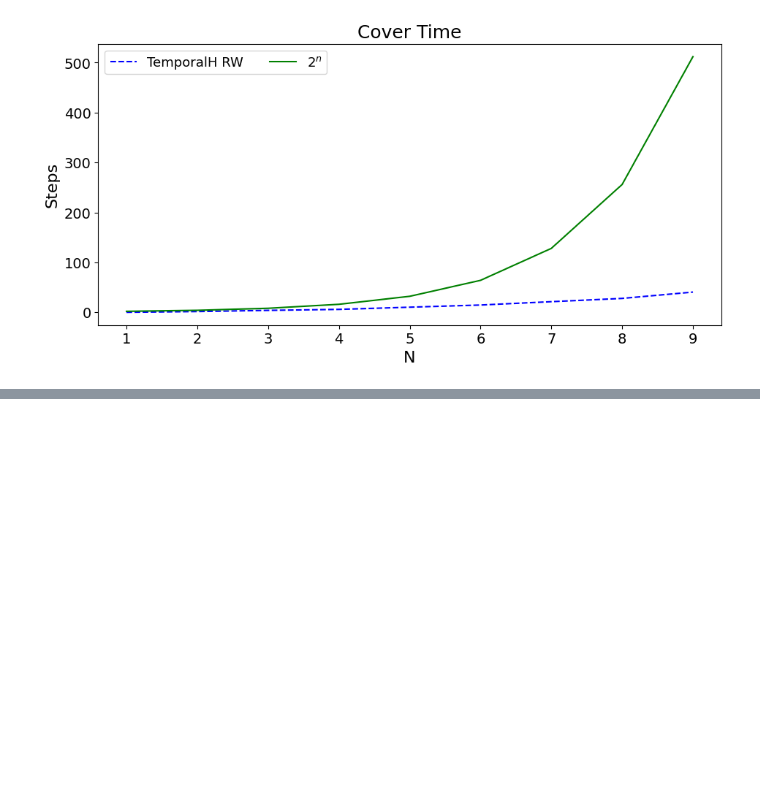
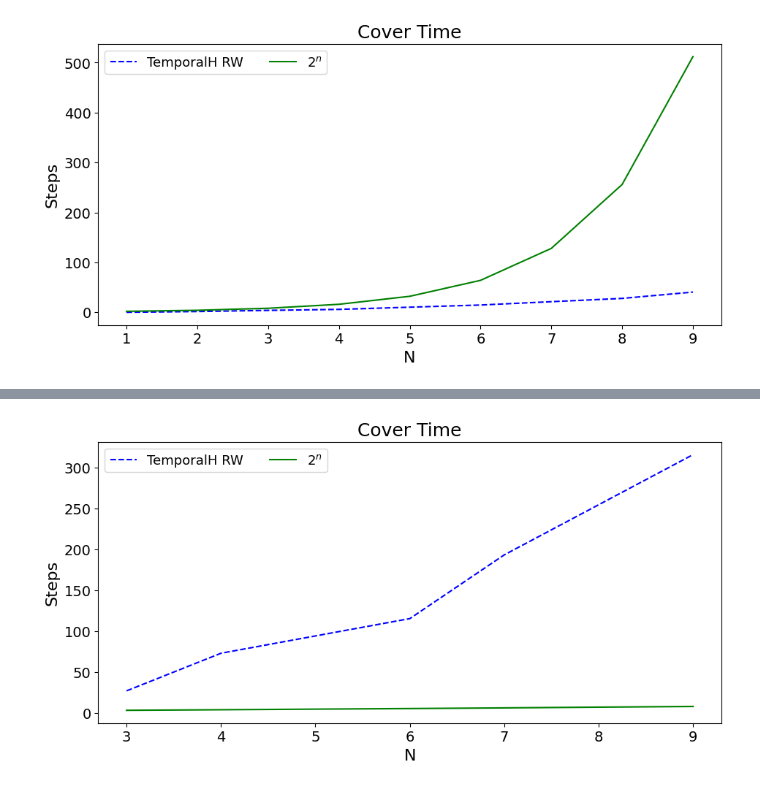
Before and after one commit to JaimePSantos/DynamicRandomWalks, a Jupyter notebook: CT-Dyn_TemporalHelix.ipynb, the cells around one changed output, grey strips where cells are left out. Cells and saved outputs as stored; diff of their text form; code cells hidden in the pictures; blank space fills up the shorter version.

```diff
--- a/CT-Dyn_TemporalHelix.ipynb
+++ b/CT-Dyn_TemporalHelix.ipynb
@@ -216,11 +216,14 @@ config2 = {
     'title': 'H_2_2'
 }
 
-# temporal_helix = nx.from_numpy_array(generate_temporal_helix(2,0))
+rep = 4
+temporal_helix = nx.from_numpy_array(generate_temporal_helix(rep,0))
+print(len(temporal_helix))
+print(f'{(3+rep*3)/2}')
 # draw_graph(temporal_helix, config=config)
 
-# temporal_helix2 = nx.from_numpy_array(generate_temporal_helix(2,1))
+temporal_helix2 = nx.from_numpy_array(generate_temporal_helix(2,1))
 # draw_graph(temporal_helix2, config=config1)
 
-# temporal_helix3 = nx.from_numpy_array(generate_temporal_helix(2,2))
+temporal_helix3 = nx.from_numpy_array(generate_temporal_helix(2,2))
 # draw_graph(temporal_helix3, config=config2)
@@ -356,0 +520,7 @@ plot_qwak(x_value_matrix = [node_value_matrix,node_value_matrix] , y_value_matri
+# %%
+def temporal_graph_cover_time(n_range,epsilon):
+    cover_times = []
+    for n in n_range:
+        n = n**epsilon
+        cover_times.append(2**(n))
+    return cover_times
@@ -356,0 +570,32 @@ plot_qwak(x_value_matrix = [node_value_matrix,node_value_matrix] , y_value_matri
+# %%
+alphaLabelList = [r'TemporalH RW',r'$2^{n}$']
+
+params = {
+    'font_size' : 14,
+    'figsize': (11, 5),
+    'plot_title' : f'Cover Time',
+    'x_label' : 'N',
+    'y_label' : "Steps",
+    'legend_labels' : alphaLabelList,
+    'legend_loc': "best",
+    # 'legend_title' : r'$\alpha$',
+    'legend_ncol' : 3,
+    'color_list' : ['#0000FF', '#008000', '#525252'],
+    'line_style_list' : ['--', '-','-.' ],
+    # 'save_path' : f'Output/OrientedDynamics/orientedDynamics_N{N}_NWALKS{len(alphaList)}_Alphas{str([round(a, 2) for a in alphaList]).replace(", ", "-").replace("[", "").replace("]", "")}_TMAX{round(t)}.png',
+    'use_loglog': False,
+    'use_cbar' : False,
+    'cbar_label' : None,
+    'cbar_ticks' : None,
+    'cbar_tick_labels' : None,
+    'x_lim' : None,
+    # 'x_num_ticks' : 7,
+    # 'y_num_ticks' : 7,
+    # 'x_round_val' : 1,
+    # 'y_round_val' : 3,
+}
+
+node_value_matrix = list(nrange)
+plot_qwak(x_value_matrix = [node_value_matrix,node_value_matrix] , y_value_matrix = [cover_times,estimate_cover_time],**params)
+# %% [output]
+[figure, added]
```
Also changed, not shown: parts of 6 cells of this notebook, 5 other files.
